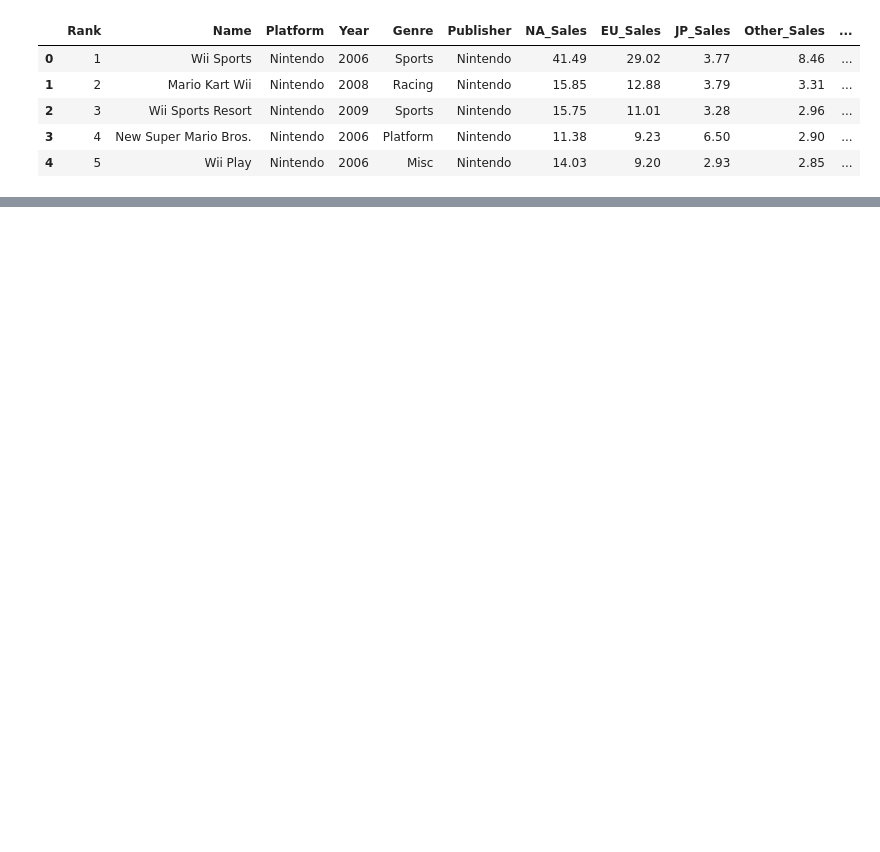
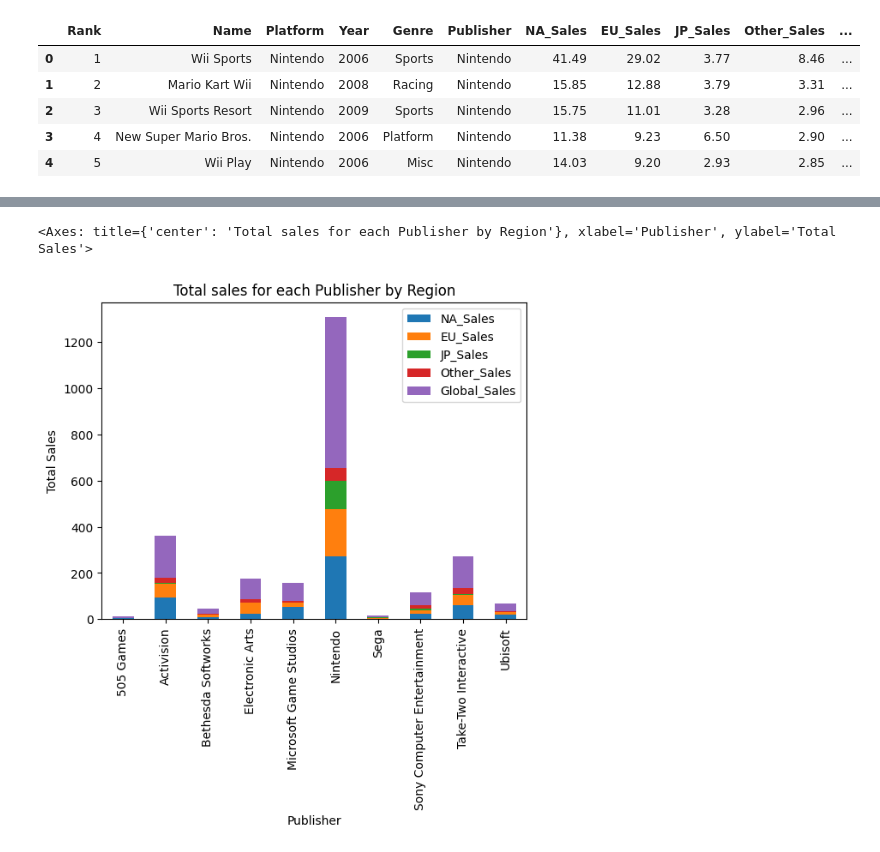
Before and after one commit to Schaeffer2013/Video_Game_Sales, a Jupyter notebook: Video_Game_Sales.ipynb, the cells around one changed output, grey strips where cells are left out. Cells and saved outputs as stored; diff of their text form; code cells hidden in the pictures; blank space fills up the shorter version.

```diff
--- a/Video_Game_Sales.ipynb
+++ b/Video_Game_Sales.ipynb
@@ -16,0 +18,6 @@ vgs.head()
+# %%
+vgs = vgs.groupby('Publisher').sum().loc[:, ['NA_Sales', 'EU_Sales', 'JP_Sales', 'Other_Sales', 'Global_Sales']]
+vgs.plot.bar(stacked=True, title='Total sales for each Publisher by Region', ylabel='Total Sales')
+# %% [output]
+<Axes: title={'center': 'Total sales for each Publisher by Region'}, xlabel='Publisher', ylabel='Total Sales'>
+[figure, added]
```
Also changed, not shown: parts of 11 cells of this notebook.
